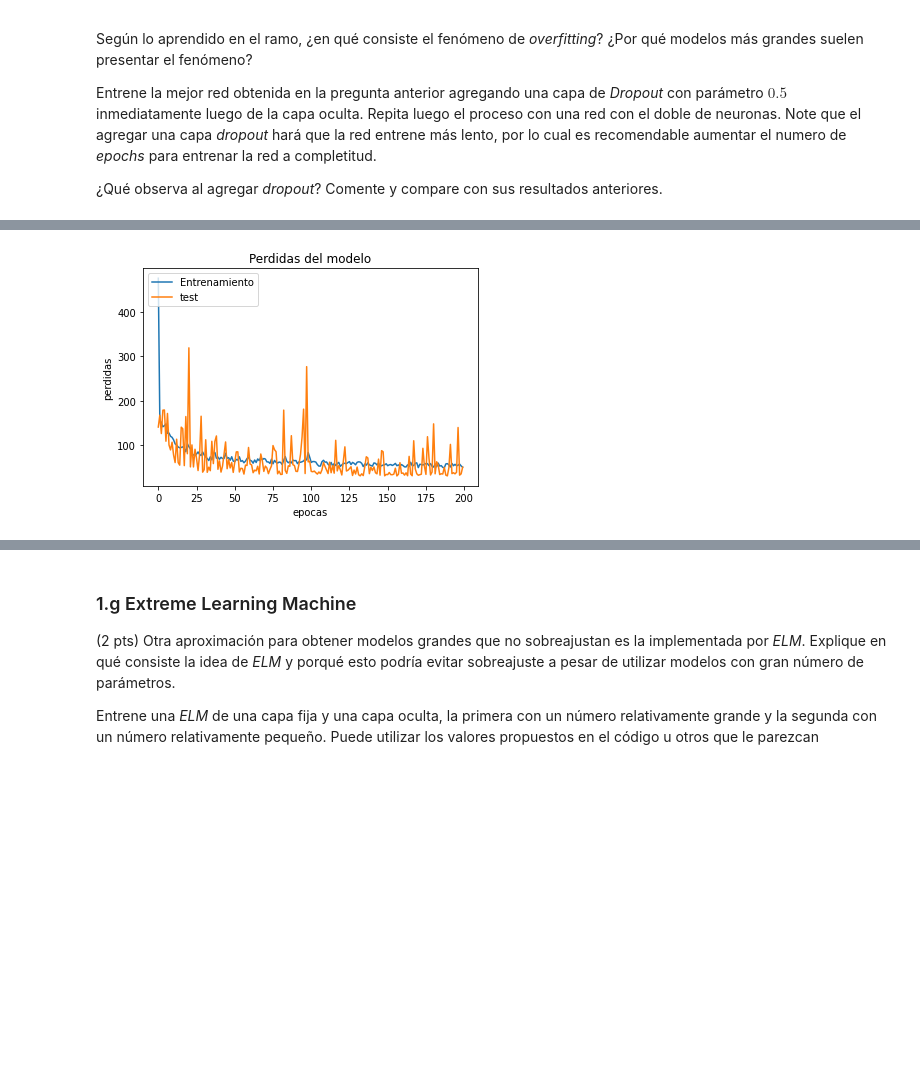
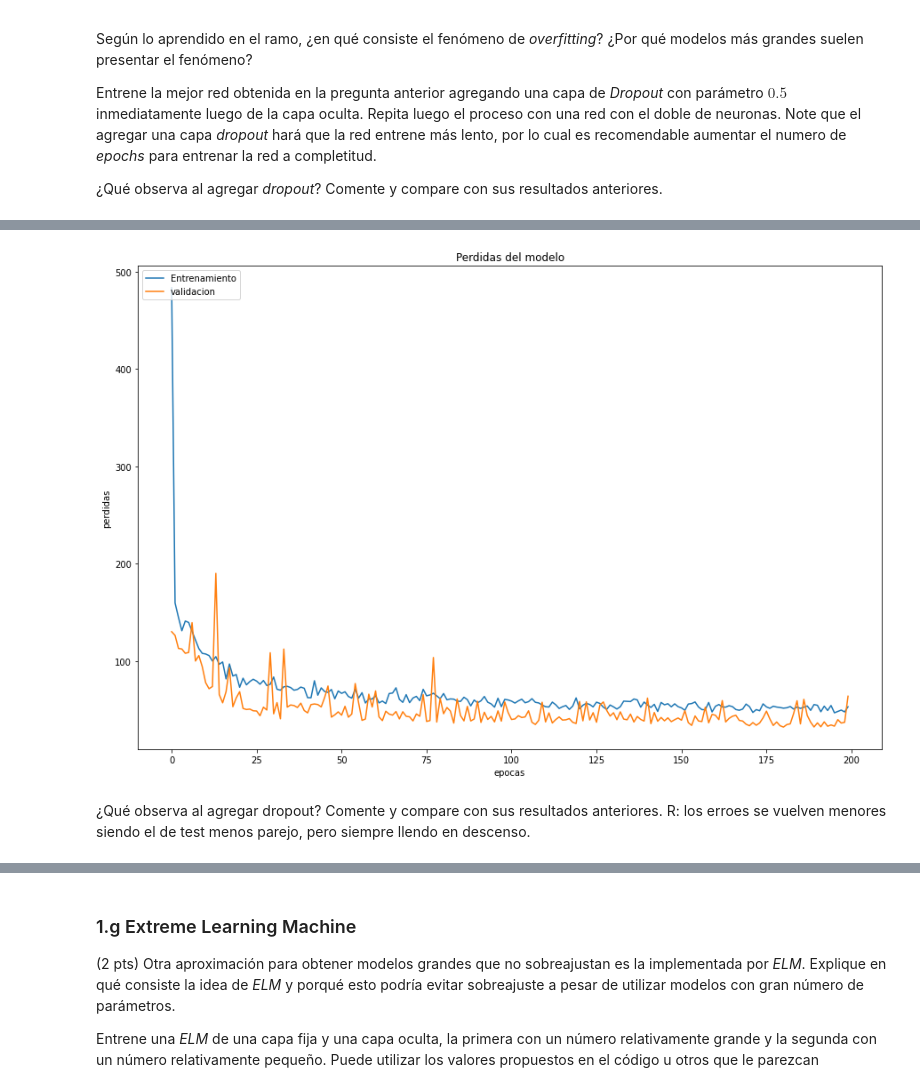
Before and after one commit to TheMasterEngine/data, a Jupyter notebook: Tarea_2_2020.ipynb, the cells around one changed output, grey strips where cells are left out. Cells and saved outputs as stored; diff of their text form; code cells hidden in the pictures; blank space fills up the shorter version.

```diff
--- a/Tarea_2_2020.ipynb
+++ b/Tarea_2_2020.ipynb
@@ -130,11 +132,12 @@ from sklearn.model_selection import train_test_split
 from sklearn.preprocessing import StandardScaler
 
 X = df_tr.iloc[:,:8]
-Y = df_tr.iloc[:,8:]
+Y = df_tr.iloc[:,8]
 x_train, x_test, y_train, y_test = train_test_split(X, Y, test_size=0.1, random_state=42)
-x_train, x_val, y_train, y_val = train_test_split(x_train, y_train, test_size=0.2, random_state=42)
+x_train, x_val, y_train, y_val = train_test_split(x_train, y_train, test_size=0.2222, random_state=42)
 
 scaler_x = StandardScaler()
 scaler_x.fit(x_train)
-x_tr = scaler_x.transform(x_train)
-x_val = scaler_x.transform(x_val)
+x_train_norm = scaler_x.transform(x_train)
+x_val_norm = scaler_x.transform(x_val)
+x_test_norm = scaler_x.transform(x_test)
@@ -194,4 +175,4 @@ Una forma fácil de instanciar la red es la propuesta en el codigo abajo, es dec
 # %%
-ANN.fit(x_tr, y_train, epochs=0)
+ANN.fit(x_train_norm, y_train, epochs=0)
 ANN.summary()
 # %% [output]
@@ -684,35 +618,18 @@ Entrene la mejor red obtenida en la pregunta anterior agregando una capa de _Dro
 from keras.layers import Dropout
 
 ANN = Sequential()
-
-ANN.add(
-    Dense(
-        units = 200,
-        activation = 'relu',
-        input_dim=8
-    )
-)
-ANN.add(
-    Dropout(0.5)
-)
-ANN.add(
-    Dense(
-      units = 1 # dimension of Output... ,
-        # no need for activation (i.e. linear activation) considering the range of the output...
-      )
-)
-ANN.compile(
-    optimizer=SGD(learning_rate = 0.005),
-    loss='mse')
-# train model
-history = ANN.fit(x_tr, y_train, epochs=200, validation_data=(x_val,y_val))
-
+ANN.add(Dense(units = 200, activation = 'relu',input_dim=8))
+ANN.add(Dropout(0.5))
+ANN.add(Dense(units = 1))
+ANN.compile(optimizer=SGD(learning_rate = 0.005), loss='mse')
+history = ANN.fit(x_train_norm, y_train, epochs=200, validation_data=(x_val_norm,y_val))
+plt.figure(figsize=(15,10))
 plt.plot(history.history['loss'])
 plt.plot(history.history['val_loss'])
 plt.title('Perdidas del modelo')
 plt.ylabel('perdidas')
 plt.xlabel('epocas')
-plt.legend(['Entrenamiento', 'test'], loc='upper left')
+plt.legend(['Entrenamiento', 'validacion'], loc='upper left')
 plt.show()
 # %% [output]
 Epoch 1/200
@@ -735 +652,4 @@ Epoch 200/200
-[figure, old version]
+[figure, new version]
+# %% [markdown]
+¿Qué observa al agregar dropout? Comente y compare con sus resultados anteriores.
+R: los erroes se vuelven menores siendo el de test menos parejo, pero siempre llendo en descenso.
```
Also changed, not shown: parts of 95 cells of this notebook.
